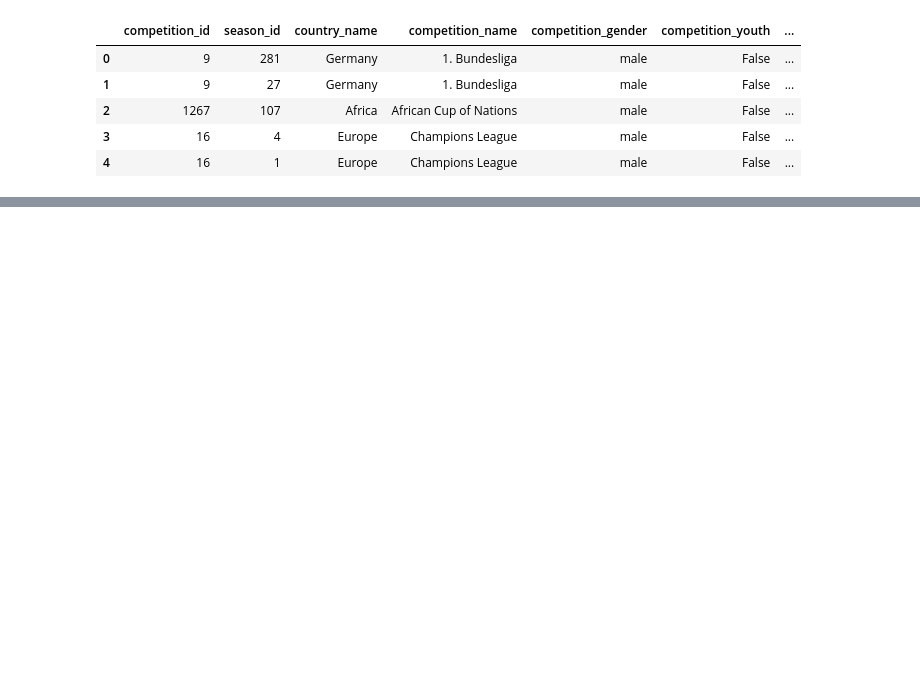
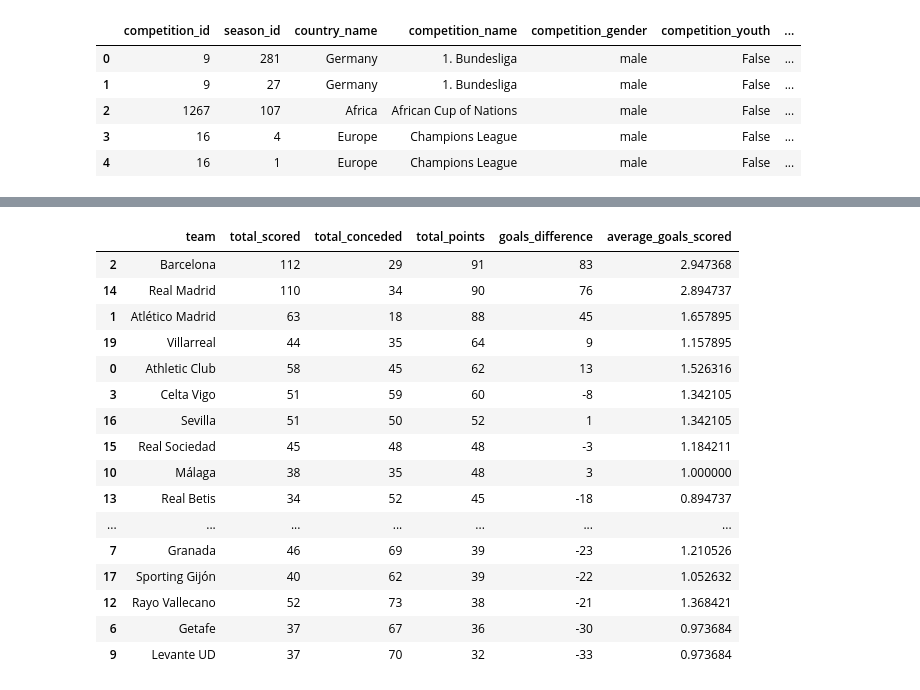
Before and after one commit to liuhouyi720-pixel/World-Cup-2026, a Jupyter notebook: Learning/Match_selection_tool.ipynb, the cells around one changed output, grey strips where cells are left out. Cells and saved outputs as stored; diff of their text form; code cells hidden in the pictures; blank space fills up the shorter version.

Commit message:
Restore match and team selection notebooks

```diff
--- a/Learning/Match_selection_tool.ipynb
+++ b/Learning/Match_selection_tool.ipynb
@@ -11,0 +25,7 @@ df.head()
+# %%
+
+from pathlib import Path
+DATA_DIR = Path("D:/UIUC/Projects/World Cup 2026/archive/data")
+match_file = DATA_DIR / "matches"/str(COMPETITION_ID) / f"{SEASON_ID}.json"
+df_match = pd.read_json(match_file)
+df_match.head()
@@ -11,0 +193,26 @@ df.head()
+# %%
+def split_match(row):
+    #home team records:
+    home_goals = row["home_score"]
+    away_goals = row["away_score"]
+    if home_goals > away_goals:
+        home_pts = 3
+        away_pts = 0
+    elif home_goals == away_goals:#the second condition should be used elif, or the the first condition is ignored.
+        home_pts = 1
+        away_pts = 1
+    else:
+        home_pts = 0
+        away_pts = 3
+
+    home_row = {'team': row["home_team_name"], 'goals_scored': home_goals, 'goals_conceded': away_goals, 'points': home_pts}
+    away_row = {'team': row["away_team_name"], 'goals_scored': away_goals, 'goals_conceded': home_goals, 'points': away_pts}
+    return [home_row, away_row]
+
+match_list = []#create an empty list to store the match data for each team
+for index, row in df_match.iterrows():
+    #iterrows() is used to iterate over the rows of the DataFrame, returning both the index and the row data as a Series.
+    match_list.extend(split_match(row))
+team_df = pd.DataFrame(match_list)
+
+team_df.head()
@@ -11,0 +226,28 @@ df.head()
+# %%
+league_table = team_df.groupby("team", as_index=False).agg(
+    total_scored = ('goals_scored', 'sum'),
+    total_conceded = ('goals_conceded', 'sum'),
+    total_points = ('points', 'sum')
+)
+league_table = league_table.sort_values(by='total_points', ascending=False)
+league_table['goals_difference'] = league_table['total_scored']-league_table['total_conceded']
+league_table['average_goals_scored'] = league_table['total_scored']/38
+league_table.head(20)
+# %% [output]
+|  | team | total_scored | total_conceded | total_points | goals_difference | average_goals_scored |
+| 2 | Barcelona | 112 | 29 | 91 | 83 | 2.947368 |
+| 14 | Real Madrid | 110 | 34 | 90 | 76 | 2.894737 |
+| 1 | Atlético Madrid | 63 | 18 | 88 | 45 | 1.657895 |
+| 19 | Villarreal | 44 | 35 | 64 | 9 | 1.157895 |
+| 0 | Athletic Club | 58 | 45 | 62 | 13 | 1.526316 |
+| 3 | Celta Vigo | 51 | 59 | 60 | -8 | 1.342105 |
+| 16 | Sevilla | 51 | 50 | 52 | 1 | 1.342105 |
+| 15 | Real Sociedad | 45 | 48 | 48 | -3 | 1.184211 |
+| 10 | Málaga | 38 | 35 | 48 | 3 | 1.000000 |
+| 13 | Real Betis | 34 | 52 | 45 | -18 | 0.894737 |
+| ... | ... | ... | ... | ... | ... | ... |
+| 7 | Granada | 46 | 69 | 39 | -23 | 1.210526 |
+| 17 | Sporting Gijón | 40 | 62 | 39 | -22 | 1.052632 |
+| 12 | Rayo Vallecano | 52 | 73 | 38 | -21 | 1.368421 |
+| 6 | Getafe | 37 | 67 | 36 | -30 | 0.973684 |
+| 9 | Levante UD | 37 | 70 | 32 | -33 | 0.973684 |
```
Also changed, not shown: parts of 23 cells of this notebook, 1 other file.
